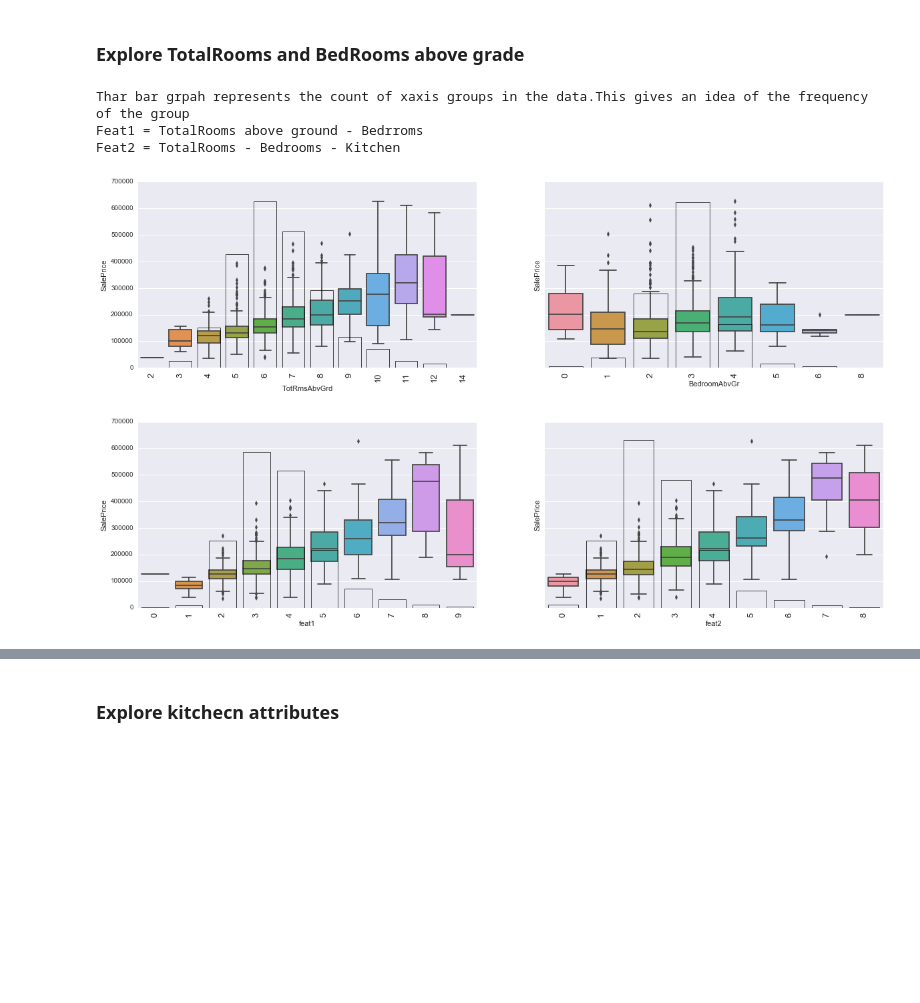
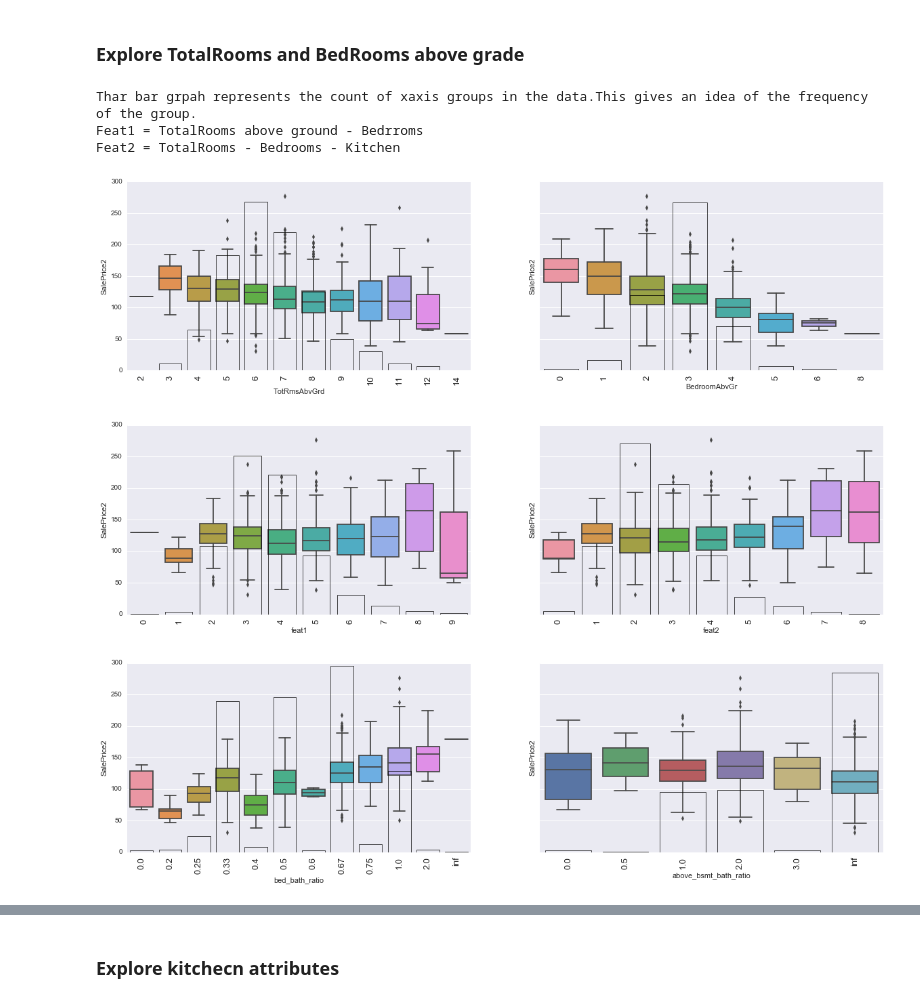
Before and after one commit to anamala/Kaggle, a Jupyter notebook: HousePrices.ipynb, the cells around one changed output, grey strips where cells are left out. Cells and saved outputs as stored; diff of their text form; code cells hidden in the pictures; blank space fills up the shorter version.

```diff
--- a/HousePrices.ipynb
+++ b/HousePrices.ipynb
@@ -89,12 +91,14 @@ def plot_pairplots(data_df,xvars_lst,y_var,plots_perrow=3):
         sns.pairplot(data_df,x_vars=temp_xvars,y_vars=y_var,aspect=1.5,size=3)
         start_idx = start_idx + req_ncols
 # %%
-def plot_cat_graphs(data_df, xcols_lst,y_col,plots_per_row=4,plot_type='pointplot',plot_count=False):
+def plot_cat_graphs(data_df, xcols_lst,y_col,plots_per_row=4,plot_type='pointplot',plot_count=False,alt_count=None):
     """
     Function to plots pointplots/boxplot/stripplot for various xcols against a fixed y variable
     """
-    if plot_count:
+    if plot_count & (alt_count is None):
         print "Thar bar grpah represents the count of xaxis groups in the data.This gives an idea of the frequency of the group."
+    if plot_count & (not alt_count is None):
+        print "Thar bar grpah represents the mean of %s"%(alt_count)
     ncols = plots_per_row
     for xstart in range(0,int(np.ceil(len(xcols_lst)/float(ncols)))):
         # set the start and end for each iteration
@@ -122,8 +126,12 @@ def plot_cat_graphs(data_df, xcols_lst,y_col,plots_per_row=4,plot_type='pointplo
                 # we start the dict from 1 since the function is count_nonzero
                 xdict= dict(zip(data_df[xcol].unique().tolist(),range(1,len(data_df[xcol].unique())+1)))
                 temp_ax_bar = temp_ax.twinx()
-                x =sns.barplot(data_df[xcol],data_df[xcol].replace(xdict),estimator=np.count_nonzero,ax=temp_ax_bar,ci=None,
-                                          facecolor='none',linewidth=0.7)
+                if alt_count is None:
+                    x =sns.barplot(data_df[xcol],data_df[xcol].replace(xdict),estimator=np.count_nonzero,ax=temp_ax_bar,ci=None,
+                                              facecolor='none',linewidth=0.7)
+                else:
+                    x = sns.barplot(data_df[xcol],data_df[alt_count],estimator=np.mean,ax=temp_ax_bar,ci=None,
+                                  facecolor='none',linewidth=0.7)
                 temp_ax_bar.set_yticks([])
                 temp_ax_bar.set_ylabel('')
 # %%
@@ -665,16 +696,24 @@ Pearson correlation for:
 ### Explore TotalRooms and BedRooms above grade
 # %%
 temp_cols = ['TotRmsAbvGrd','BedroomAbvGr','KitchenAbvGr','SalePrice','FullBath','GrLivArea','YearBuilt',
-             'OverallQual','BldgType','HouseStyle']
+             'OverallQual','BldgType','HouseStyle','BsmtFullBath','TotalBsmtSF']
 tempx = train_df[train_df.GrLivArea < 4000][temp_cols]
+tempx['SalePrice2'] = tempx.SalePrice/tempx.GrLivArea
+tempx['SalePrice3'] = tempx.SalePrice / (tempx.GrLivArea + tempx.TotalBsmtSF)
 tempx.loc[:,'feat1'] = tempx.TotRmsAbvGrd - tempx.BedroomAbvGr
 tempx.loc[:,'feat2'] = (tempx.TotRmsAbvGrd - tempx.BedroomAbvGr - tempx.KitchenAbvGr)
-plot_cat_graphs(tempx,['TotRmsAbvGrd','BedroomAbvGr','feat1','feat2'],'SalePrice',2,plot_type='boxplot',plot_count=True)
+tempx['bed_bath_ratio'] = (tempx.FullBath/tempx.BedroomAbvGr).round(2)
+tempx['above_bsmt_bath_ratio'] = (tempx.FullBath/tempx.BsmtFullBath).round(2)
+tempx['room_size'] = tempx.TotRmsAbvGrd/tempx.GrLivArea
+plot_cat_graphs(tempx,['TotRmsAbvGrd','BedroomAbvGr','feat1','feat2',
+                       'bed_bath_ratio','above_bsmt_bath_ratio'],
+                'SalePrice2',2,plot_type='boxplot',plot_count=True)
 
 print "Feat1 = TotalRooms above ground - Bedrroms\nFeat2 = TotalRooms - Bedrooms - Kitchen"
 # %% [output]
-Thar bar grpah represents the count of xaxis groups in the data.This gives an idea of the frequency of the group
+Thar bar grpah represents the count of xaxis groups in the data.This gives an idea of the frequency of the group.
 Feat1 = TotalRooms above ground - Bedrroms
 Feat2 = TotalRooms - Bedrooms - Kitchen
-[figure, old version]
+[figure, new version]
-[figure, old version]
+[figure, new version]
+[figure, added]
```
Also changed, not shown: parts of 102 cells of this notebook.
